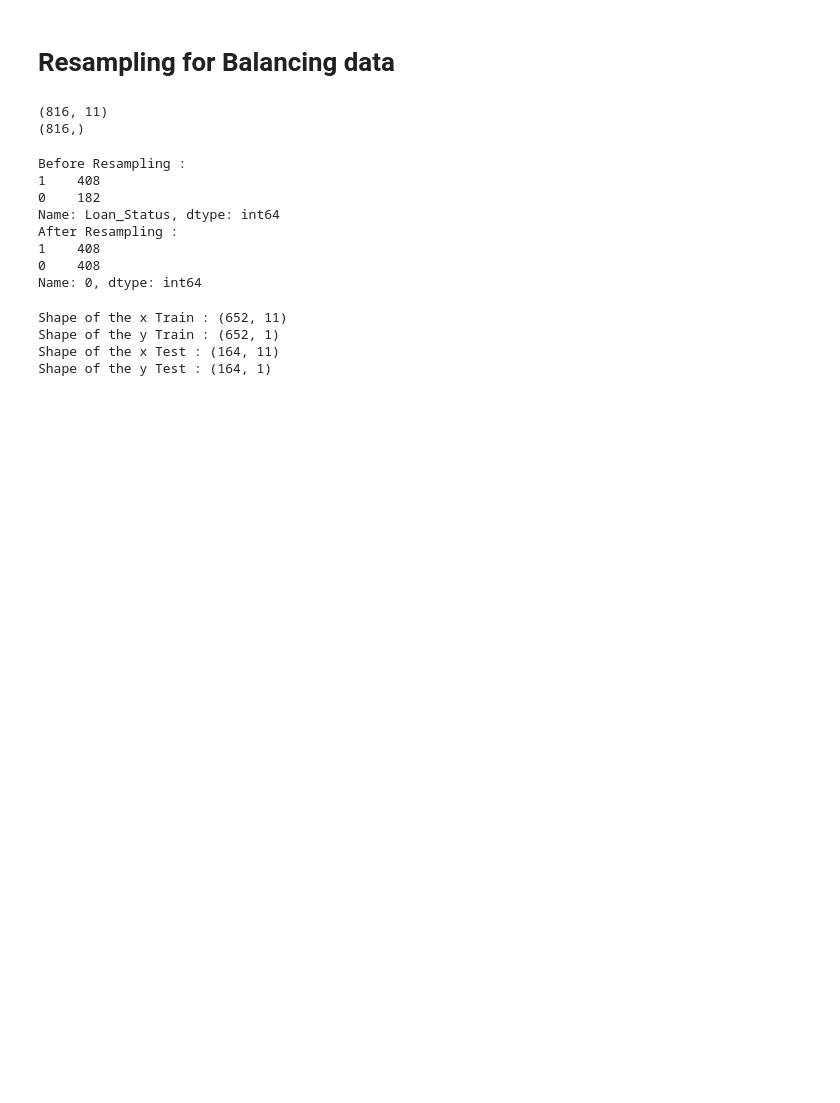
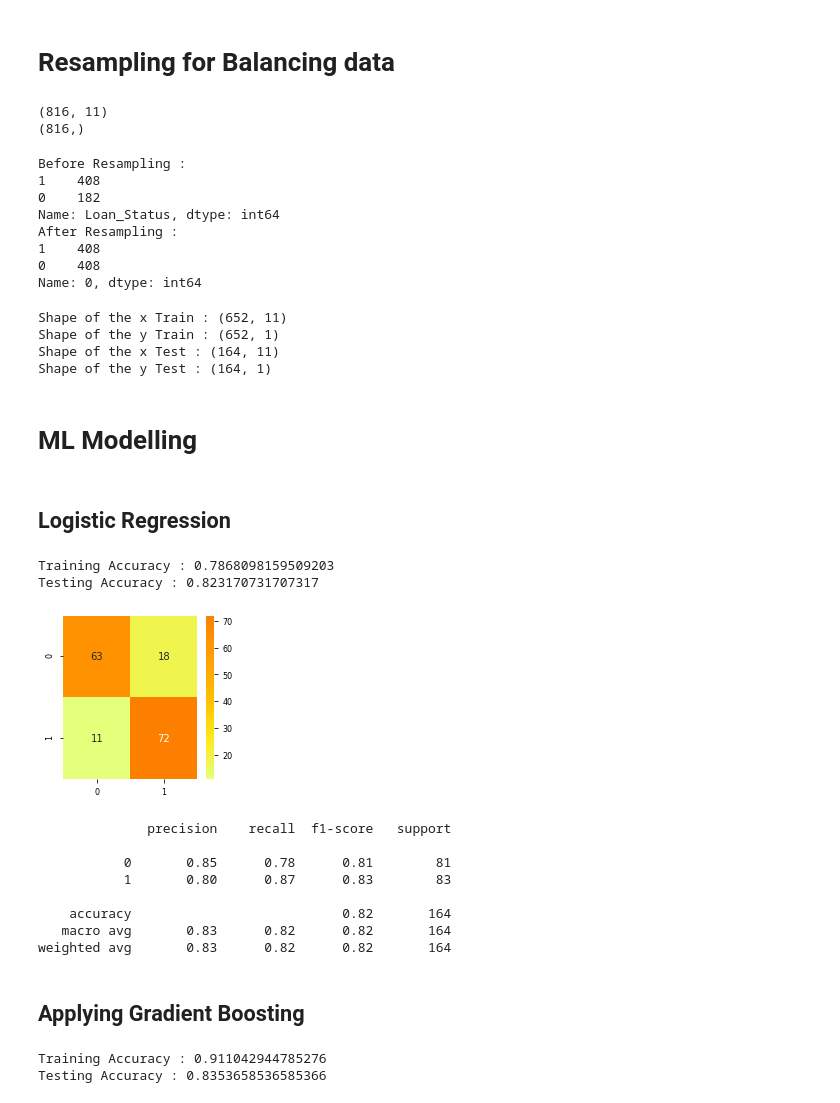
Before and after one commit to rohith1125/Loan-Predictor, a Jupyter notebook: Loan Status Prediction.ipynb, the cells around one changed output. Cells and saved outputs as stored; diff of their text form; code cells hidden in the pictures; blank space fills up the shorter version.

Commit message:
Update Loan Status Prediction.ipynb
Machine Learning Model

```diff
--- a/Loan Status Prediction.ipynb
+++ b/Loan Status Prediction.ipynb
@@ -418,3 +418,60 @@ Shape of the x Train : (652, 11)
 Shape of the y Train : (652, 1)
 Shape of the x Test : (164, 11)
 Shape of the y Test : (164, 1)
+# %% [markdown]
+# ML Modelling
+# %% [markdown]
+## Logistic Regression
+# %%
+from sklearn.linear_model import LogisticRegression
+
+model = LogisticRegression(random_state = 0)
+model.fit(x_train, y_train)
+
+y_pred = model.predict(x_test)
+
+print("Training Accuracy :", model.score(x_train, y_train))
+print("Testing Accuracy :", model.score(x_test, y_test))
+# %% [output]
+Training Accuracy : 0.7868098159509203
+Testing Accuracy : 0.823170731707317
+# %%
+# Analyze the Performance using Confusion matrix
+
+from sklearn.metrics import confusion_matrix, classification_report
+
+cm = confusion_matrix(y_test, y_pred)
+plt.rcParams['figure.figsize'] = (3, 3)
+sns.heatmap(cm, annot = True, cmap = 'Wistia', fmt = '.8g')
+plt.show()
+
+# Use classification report for performance analysis
+cr = classification_report(y_test, y_pred)
+print(cr)
+# %% [output]
+[figure, added]
+              precision    recall  f1-score   support
+
+           0       0.85      0.78      0.81        81
+           1       0.80      0.87      0.83        83
+
+    accuracy                           0.82       164
+   macro avg       0.83      0.82      0.82       164
+weighted avg       0.83      0.82      0.82       164
+# %% [markdown]
+## Applying Gradient Boosting
+# %%
+# Apply DecisionTrees
+
+from sklearn.ensemble import GradientBoostingClassifier
+
+model =  GradientBoostingClassifier()
+model.fit(x_train, y_train)
+
+y_pred = model.predict(x_test)
+
+print("Training Accuracy :", model.score(x_train, y_train))
+print("Testing Accuracy :", model.score(x_test, y_test))
+# %% [output]
+Training Accuracy : 0.911042944785276
+Testing Accuracy : 0.8353658536585366
```
Also changed, not shown: parts of 2 cells of this notebook.
